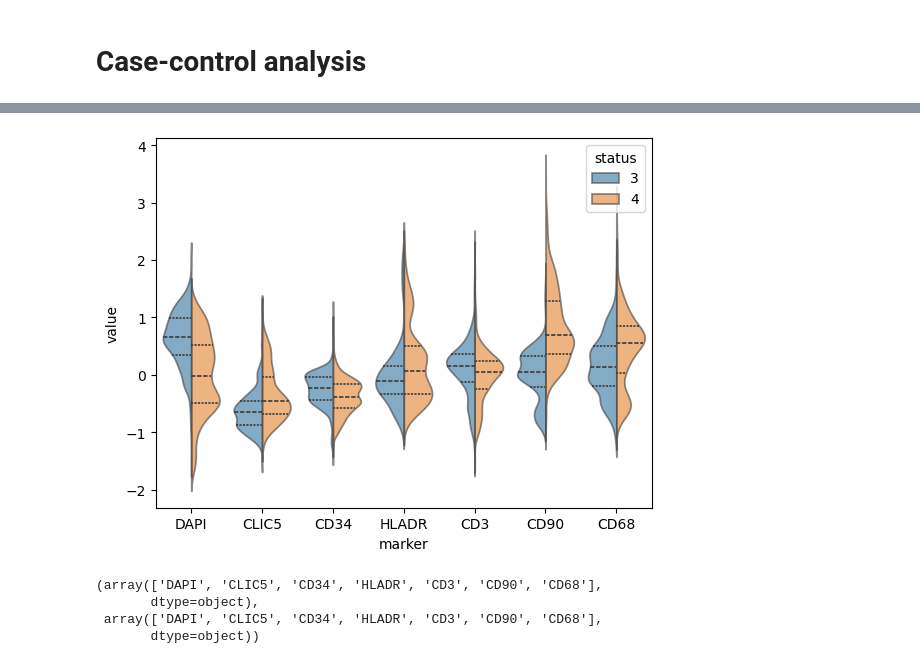
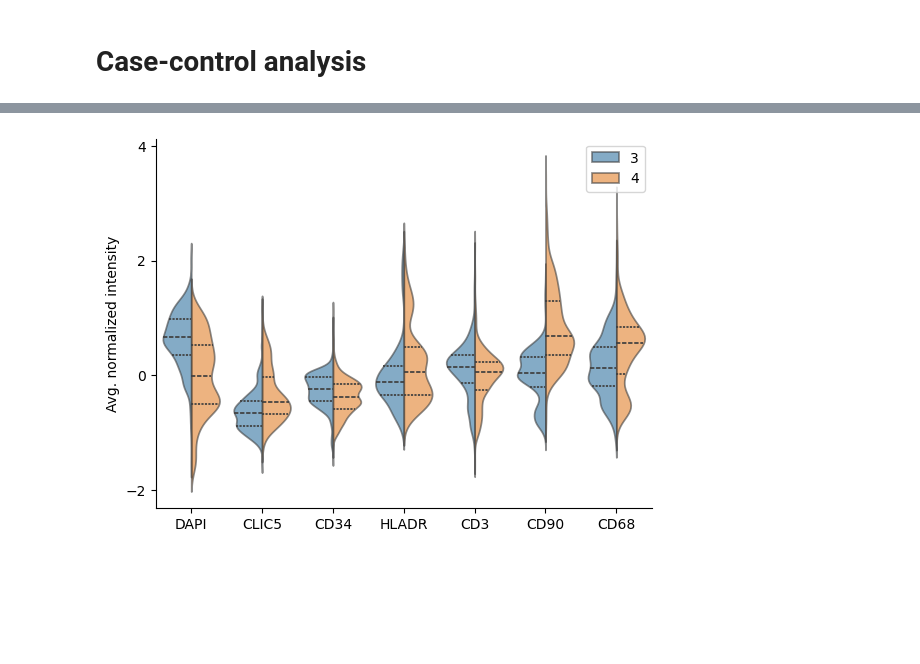
Before and after one commit to yakirr/vimapaper, a Jupyter notebook: RA/RA.3.makefigs.ipynb, the cells around one changed output, grey strips where cells are left out. Cells and saved outputs as stored; diff of their text form; code cells hidden in the pictures; blank space fills up the shorter version.

Commit message:
finished RA supp figs

```diff
--- a/RA/RA.3.makefigs.ipynb
+++ b/RA/RA.3.makefigs.ipynb
@@ -518,0 +575,13 @@ plt.show()
+# %%
+def style_violinplot(ax):
+    handles, labels = ax.get_legend_handles_labels()
+    labels, handles = zip(*sorted(zip(labels, handles), key=lambda t: t[0]))
+    ax.legend(handles, labels, title=None)
+    ax.set_ylabel('Avg. normalized intensity')
+    ax.set_yticks([-2, 0, 2, 4])
+    ax.set_xlabel('')
+    ax.spines[['right','top']].set_visible(False)
+# %%
+Mdense.numpy_mode()
+mavg = pd.DataFrame(Mdense[:][0].mean(axis=(1,2)), index=d.obs.index, columns=markers)
+mavg.shape
@@ -519,17 +621,14 @@ plt.show()
 # %%
-from importlib import reload; reload(vv)
-mavg.index = d.obs.index
 pos = d.obs.neg_leiden == '0'
 neg = d.obs.neg_leiden == '1'
 vv.diff_markers(mavg,
                     d.obs[pos].index, d.obs[neg].index, mavg.columns, sort=False,
                     labels=['3','4'], nmarkers=len(mavg.columns),
                     split=True, inner='quart', density_norm='count', alpha=0.6,
-                    ax=plt.gca(), show=True,
+                    ax=plt.gca(), show=False,
                     )
+style_violinplot(plt.gca())
+plt.savefig('../_supp/fig.RA.clusts3vs4_markerdiff.png', dpi=500)
+plt.show()
 # %% [output]
-[figure, old version]
+[figure, new version]
-(array(['DAPI', 'CLIC5', 'CD34', 'HLADR', 'CD3', 'CD90', 'CD68'],
-       dtype=object),
- array(['DAPI', 'CLIC5', 'CD34', 'HLADR', 'CD3', 'CD90', 'CD68'],
-       dtype=object))
```
Also changed, not shown: parts of 20 cells of this notebook, 22 other files.
